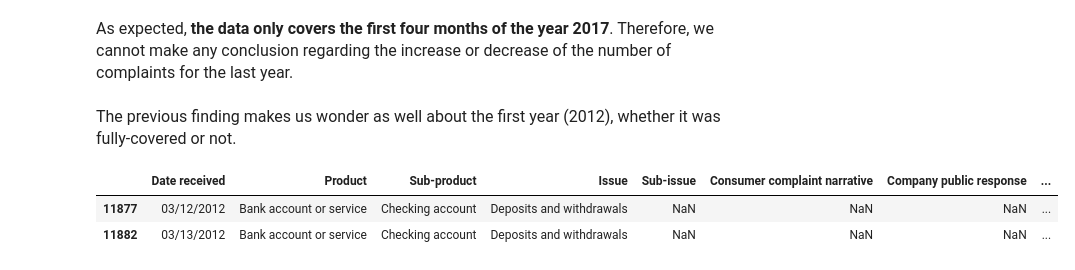
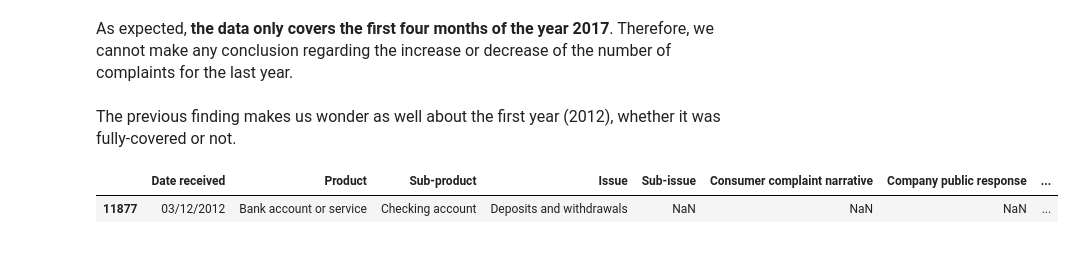
Before and after one commit to aminedassouli/Bank_account, a Jupyter notebook: Bank_Account_or_Service_Complaints.ipynb, the cells around one changed output. Cells and saved outputs as stored; diff of their text form; code cells hidden in the pictures.

```diff
--- a/Bank_Account_or_Service_Complaints.ipynb
+++ b/Bank_Account_or_Service_Complaints.ipynb
@@ -249,9 +291,8 @@ df_data.sort_values(["Year", "Month"]).tail(2)
     <br><br>The previous finding makes us wonder as well about the first year (2012), whether it was fully-covered or not.
 </font>
 # %%
-# Get the 2 oldest complaints from the dataframe
-df_data.sort_values(["Year", "Month"]).head(2)
+# Get one of the oldest complaint in the dataframe regarding the year and the month
+df_data.sort_values(["Year", "Month"]).head(1)
 # %% [output]
 |  | Date received | Product | Sub-product | Issue | Sub-issue | Consumer complaint narrative | Company public response | ... |
 | 11877 | 03/12/2012 | Bank account or service | Checking account | Deposits and withdrawals | NaN | NaN | NaN | ... |
-| 11882 | 03/13/2012 | Bank account or service | Checking account | Deposits and withdrawals | NaN | NaN | NaN | ... |
```
Also changed, not shown: parts of 29 cells of this notebook, 1 other file.
